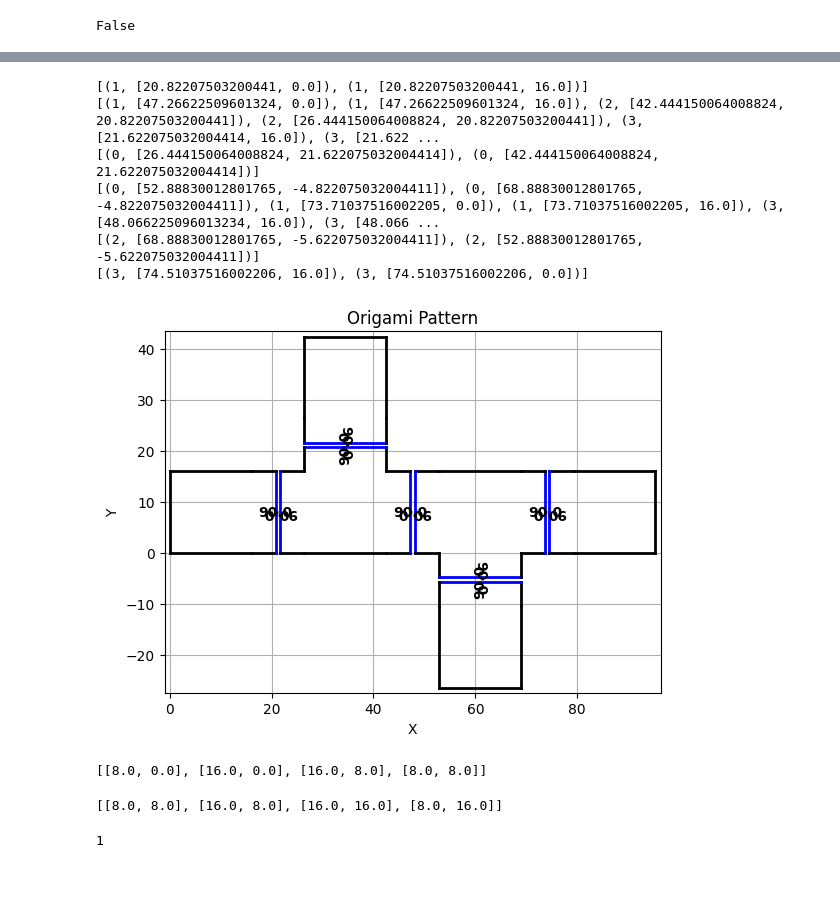
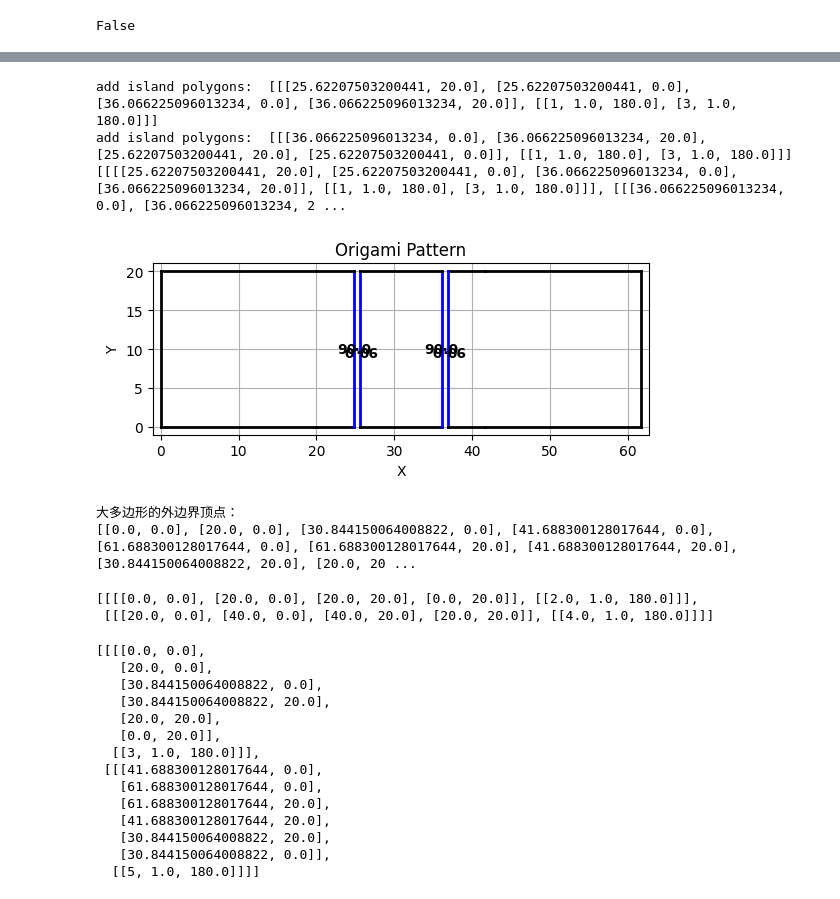
Before and after one commit to King-Bridge/origami_gcode_generator, a Jupyter notebook: debug.ipynb, the cells around one changed output, grey strips where cells are left out. Cells and saved outputs as stored; diff of their text form; code cells hidden in the pictures.

```diff
--- a/debug.ipynb
+++ b/debug.ipynb
@@ -350 +495,9 @@ draw_polygons(polygons_modified)
+# %%
+transformed_polygons =  translate_connected_edges(polygons_modified)
+draw_polygons(transformed_polygons)
+# %% [output]
+add island polygons:  [[[25.62207503200441, 20.0], [25.62207503200441, 0.0], [36.066225096013234, 0.0], [36.066225096013234, 20.0]], [[1, 1.0, 180.0], [3, 1.0, 180.0]]]
+add island polygons:  [[[36.066225096013234, 0.0], [36.066225096013234, 20.0], [25.62207503200441, 20.0], [25.62207503200441, 0.0]], [[1, 1.0, 180.0], [3, 1.0, 180.0]]]
+[[[[25.62207503200441, 20.0], [25.62207503200441, 0.0], [36.066225096013234, 0.0], [36.066225096013234, 20.0]], [[1, 1.0, 180.0], [3, 1.0, 180.0]]], [[[36.066225096013234, 0.0], [36.066225096013234, 2 ...
+[figure, added]
 # %%
@@ -435,11 +624,0 @@ def translate_connected_edges(polygon_array):
-# %%
-transform_polygons =  translate_connected_edges(polygons_modified)
-draw_polygons(transform_polygons)
-# %% [output]
-[(1, [20.82207503200441, 0.0]), (1, [20.82207503200441, 16.0])]
-[(1, [47.26622509601324, 0.0]), (1, [47.26622509601324, 16.0]), (2, [42.444150064008824, 20.82207503200441]), (2, [26.444150064008824, 20.82207503200441]), (3, [21.622075032004414, 16.0]), (3, [21.622 ...
-[(0, [26.444150064008824, 21.622075032004414]), (0, [42.444150064008824, 21.622075032004414])]
-[(0, [52.88830012801765, -4.822075032004411]), (0, [68.88830012801765, -4.822075032004411]), (1, [73.71037516002205, 0.0]), (1, [73.71037516002205, 16.0]), (3, [48.066225096013234, 16.0]), (3, [48.066 ...
-[(2, [68.88830012801765, -5.622075032004411]), (2, [52.88830012801765, -5.622075032004411])]
-[(3, [74.51037516002206, 16.0]), (3, [74.51037516002206, 0.0])]
-[figure, removed]
@@ -446,12 +775,33 @@ draw_polygons(transform_polygons)
+# %%
+# 提取外边界顶点
+outer_polygon_vertices = extract_outer_polygon_vertices(translate_to_continent(polygons_modified))
+# outer_polygon_vertices = extract_outer_polygon_vertices(polygons)
+
+# 打印结果
+print("大多边形的外边界顶点：")
+print(outer_polygon_vertices)
+# %% [output]
+大多边形的外边界顶点：
+[[0.0, 0.0], [20.0, 0.0], [30.844150064008822, 0.0], [41.688300128017644, 0.0], [61.688300128017644, 0.0], [61.688300128017644, 20.0], [41.688300128017644, 20.0], [30.844150064008822, 20.0], [20.0, 20 ...
 # %%
-polygons[1][0]
+polygons
 # %% [output]
-[[8.0, 0.0], [16.0, 0.0], [16.0, 8.0], [8.0, 8.0]]
+[[[[0.0, 0.0], [20.0, 0.0], [20.0, 20.0], [0.0, 20.0]], [[2.0, 1.0, 180.0]]],
+ [[[20.0, 0.0], [40.0, 0.0], [40.0, 20.0], [20.0, 20.0]], [[4.0, 1.0, 180.0]]]]
-# %%
-polygons[2][0]
-# %% [output]
-[[8.0, 8.0], [16.0, 8.0], [16.0, 16.0], [8.0, 16.0]]
-# %%
-np.abs(-1)
-# %% [output]
-1
+# %%
+translate_to_continent(polygons_modified)
+# %% [output]
+[[[[0.0, 0.0],
+   [20.0, 0.0],
+   [30.844150064008822, 0.0],
+   [30.844150064008822, 20.0],
+   [20.0, 20.0],
+   [0.0, 20.0]],
+  [[3, 1.0, 180.0]]],
+ [[[41.688300128017644, 0.0],
+   [61.688300128017644, 0.0],
+   [61.688300128017644, 20.0],
+   [41.688300128017644, 20.0],
+   [30.844150064008822, 20.0],
+   [30.844150064008822, 0.0]],
+  [[5, 1.0, 180.0]]]]
```
Also changed, not shown: parts of 8 cells of this notebook, 3 other files.
